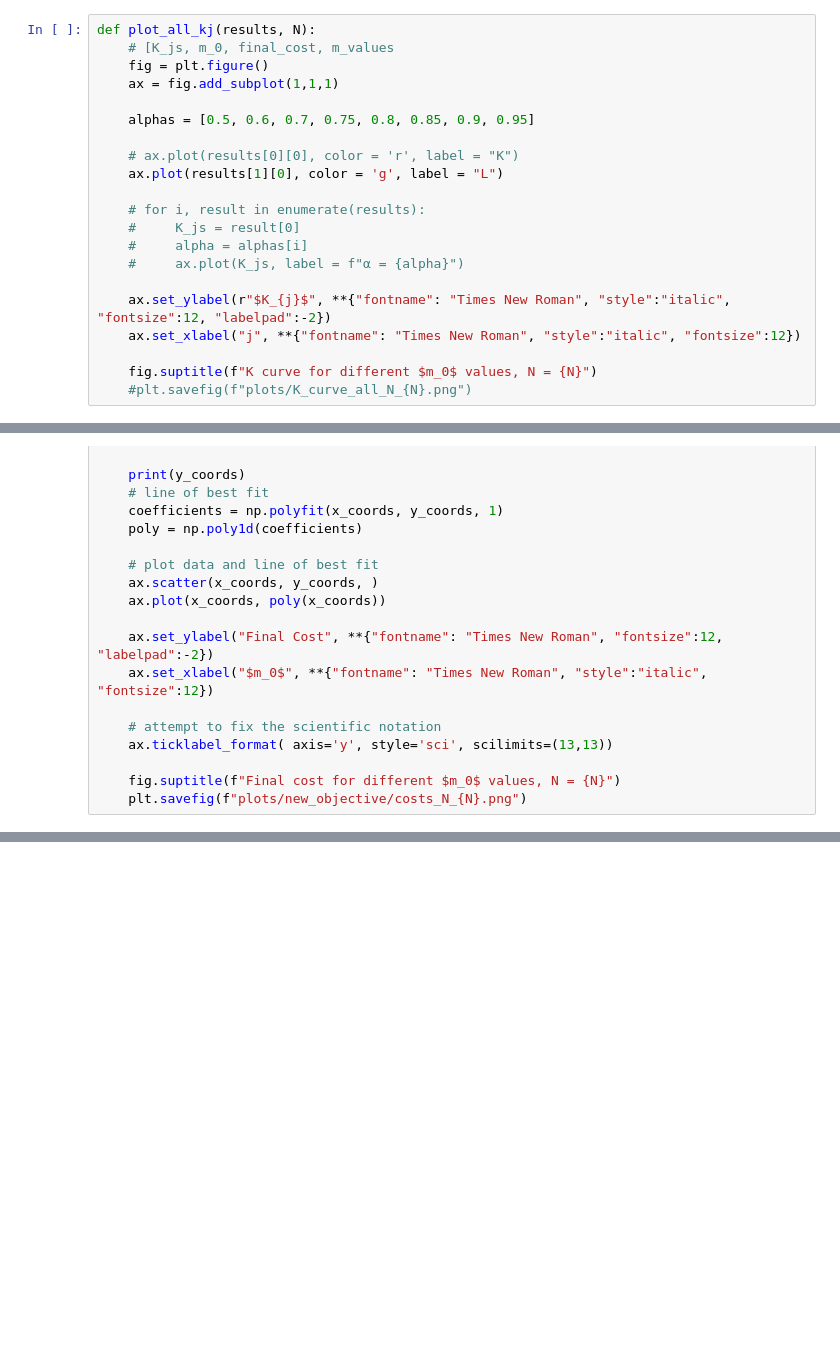
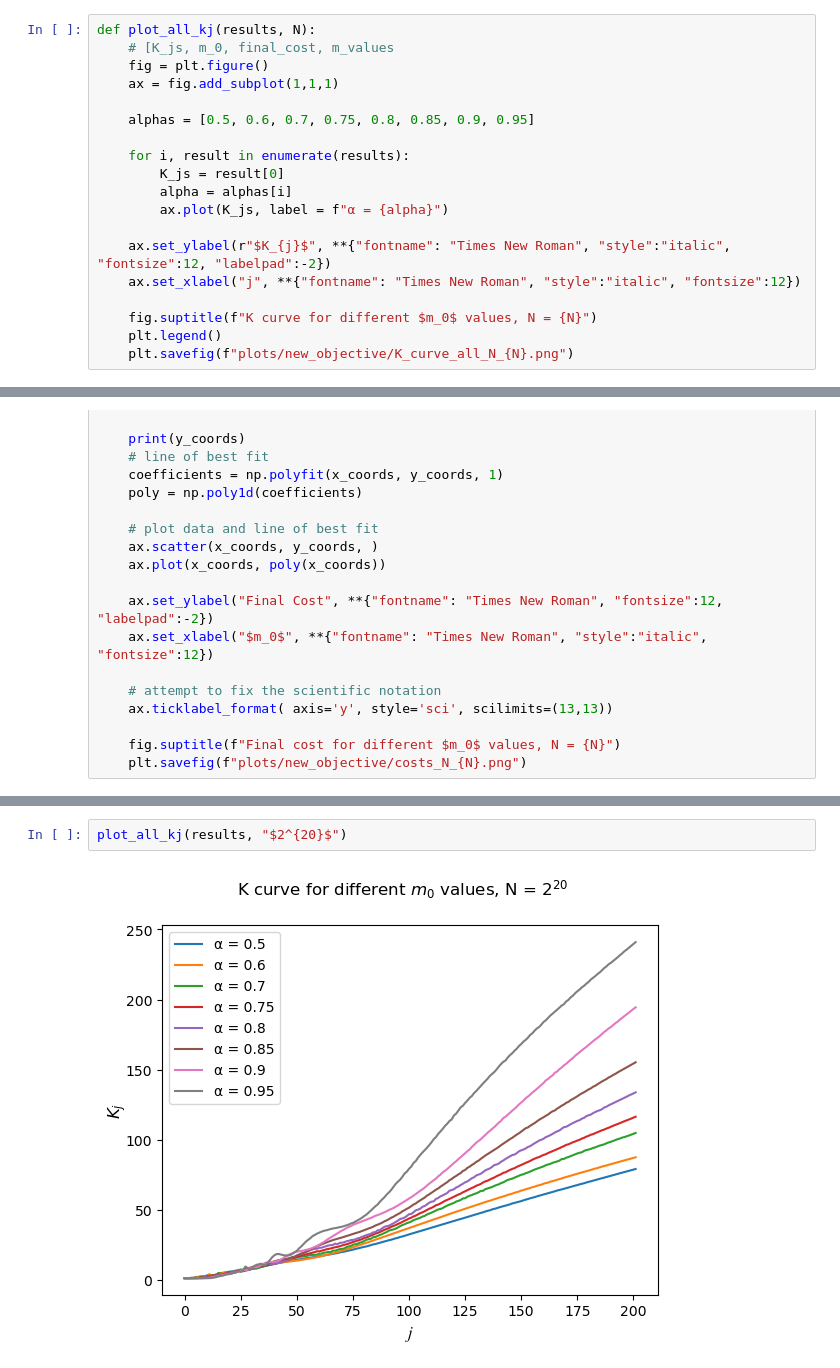
Before and after one commit to mahfuzahf/cherry-picking-reduction-functions, a Jupyter notebook: different_m0.ipynb, the cells around one changed output, grey strips where cells are left out. Cells and saved outputs as stored; diff of their text form; blank space fills up the shorter version.

```diff
--- a/different_m0.ipynb
+++ b/different_m0.ipynb
@@ -220,19 +218,17 @@ def plot_all_kj(results, N):
 
     alphas = [0.5, 0.6, 0.7, 0.75, 0.8, 0.85, 0.9, 0.95]
 
-    # ax.plot(results[0][0], color = 'r', label = "K")
-    ax.plot(results[1][0], color = 'g', label = "L")
-
-    # for i, result in enumerate(results):
-    #     K_js = result[0]
-    #     alpha = alphas[i]
-    #     ax.plot(K_js, label = f"α = {alpha}")
+    for i, result in enumerate(results):
+        K_js = result[0]
+        alpha = alphas[i]
+        ax.plot(K_js, label = f"α = {alpha}")
 
     ax.set_ylabel(r"$K_{j}$", **{"fontname": "Times New Roman", "style":"italic", "fontsize":12, "labelpad":-2})
     ax.set_xlabel("j", **{"fontname": "Times New Roman", "style":"italic", "fontsize":12})
 
     fig.suptitle(f"K curve for different $m_0$ values, N = {N}")
-    #plt.savefig(f"plots/K_curve_all_N_{N}.png")
+    plt.legend()
+    plt.savefig(f"plots/new_objective/K_curve_all_N_{N}.png")
 # %%
 def plot_all_mj(results, N):
     fig = plt.figure()
@@ -290,0 +283,4 @@ plot_costs(results, "$2^{20}$")
+# %%
+plot_all_kj(results, "$2^{20}$")
+# %% [output]
+[figure, added]
```
Also changed, not shown: parts of 8 cells of this notebook.
